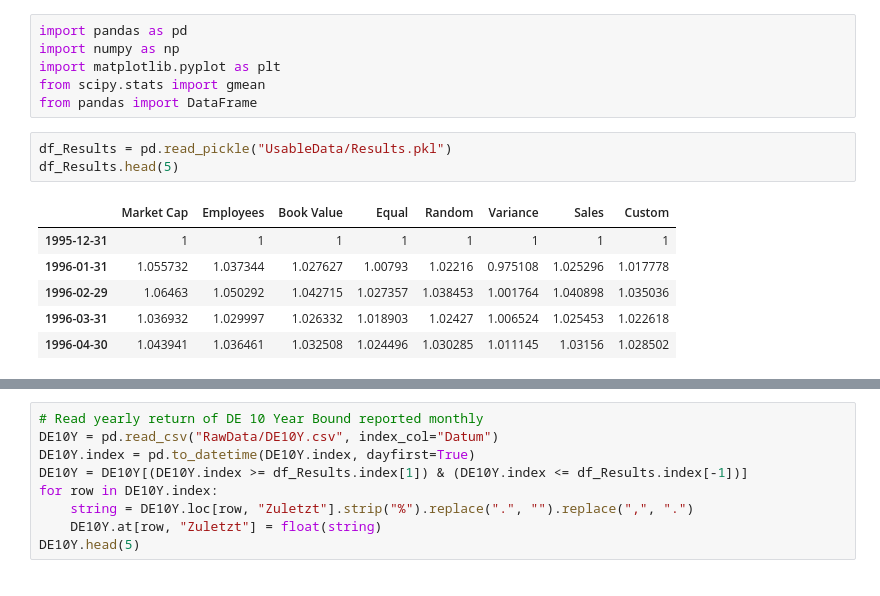
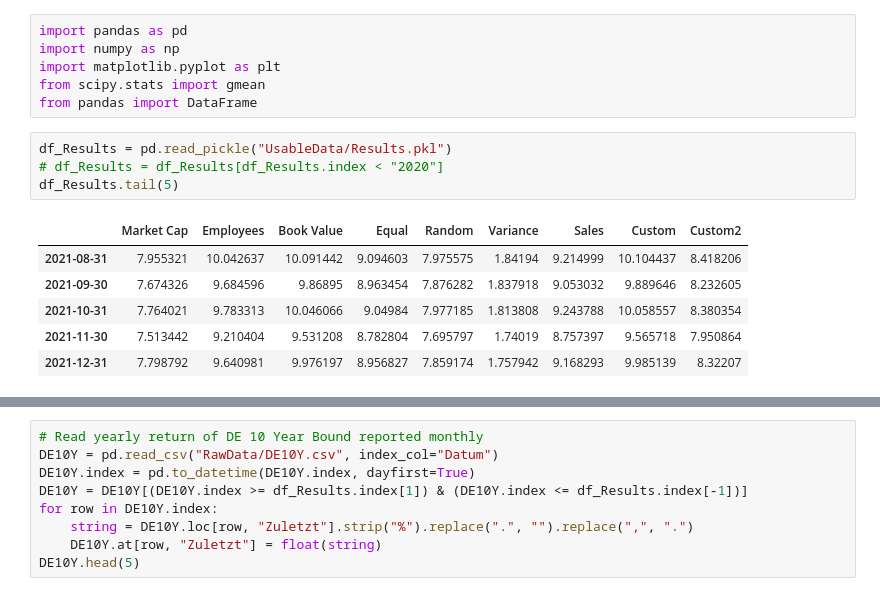
Before and after one commit to Mov0/FDS_Smart_Betas, a Jupyter notebook: 3_Analysis.ipynb, the cells around one changed output, grey strips where cells are left out. Saved outputs shown, nothing was run; the diff lists cells and outputs as text.

```diff
--- a/3_Analysis.ipynb
+++ b/3_Analysis.ipynb
@@ -6,14 +6,15 @@ from scipy.stats import gmean
 from pandas import DataFrame
 # %%
 df_Results = pd.read_pickle("UsableData/Results.pkl")
-df_Results.head(5)
+# df_Results = df_Results[df_Results.index < "2020"]
+df_Results.tail(5)
 # %% [output]
-|  | Market Cap | Employees | Book Value | Equal | Random | Variance | Sales | Custom |
-| 1995-12-31 | 1 | 1 | 1 | 1 | 1 | 1 | 1 | 1 |
-| 1996-01-31 | 1.055732 | 1.037344 | 1.027627 | 1.00793 | 1.02216 | 0.975108 | 1.025296 | 1.017778 |
-| 1996-02-29 | 1.06463 | 1.050292 | 1.042715 | 1.027357 | 1.038453 | 1.001764 | 1.040898 | 1.035036 |
-| 1996-03-31 | 1.036932 | 1.029997 | 1.026332 | 1.018903 | 1.02427 | 1.006524 | 1.025453 | 1.022618 |
-| 1996-04-30 | 1.043941 | 1.036461 | 1.032508 | 1.024496 | 1.030285 | 1.011145 | 1.03156 | 1.028502 |
+|  | Market Cap | Employees | Book Value | Equal | Random | Variance | Sales | Custom | Custom2 |
+| 2021-08-31 | 7.955321 | 10.042637 | 10.091442 | 9.094603 | 7.975575 | 1.84194 | 9.214999 | 10.104437 | 8.418206 |
+| 2021-09-30 | 7.674326 | 9.684596 | 9.86895 | 8.963454 | 7.876282 | 1.837918 | 9.053032 | 9.889646 | 8.232605 |
+| 2021-10-31 | 7.764021 | 9.783313 | 10.046066 | 9.04984 | 7.977185 | 1.813808 | 9.243788 | 10.058557 | 8.380354 |
+| 2021-11-30 | 7.513442 | 9.210404 | 9.531208 | 8.782804 | 7.695797 | 1.74019 | 8.757397 | 9.565718 | 7.950864 |
+| 2021-12-31 | 7.798792 | 9.640981 | 9.976197 | 8.956827 | 7.859174 | 1.757942 | 9.168293 | 9.985139 | 8.32207 |
 # %%
 # Based on 3.1 Finance Introduction
 total_cumulative_return = (df_Results.iloc[-1]-df_Results.iloc[1])*100
```
Also changed, not shown: parts of 8 cells of this notebook, 33 other files.
